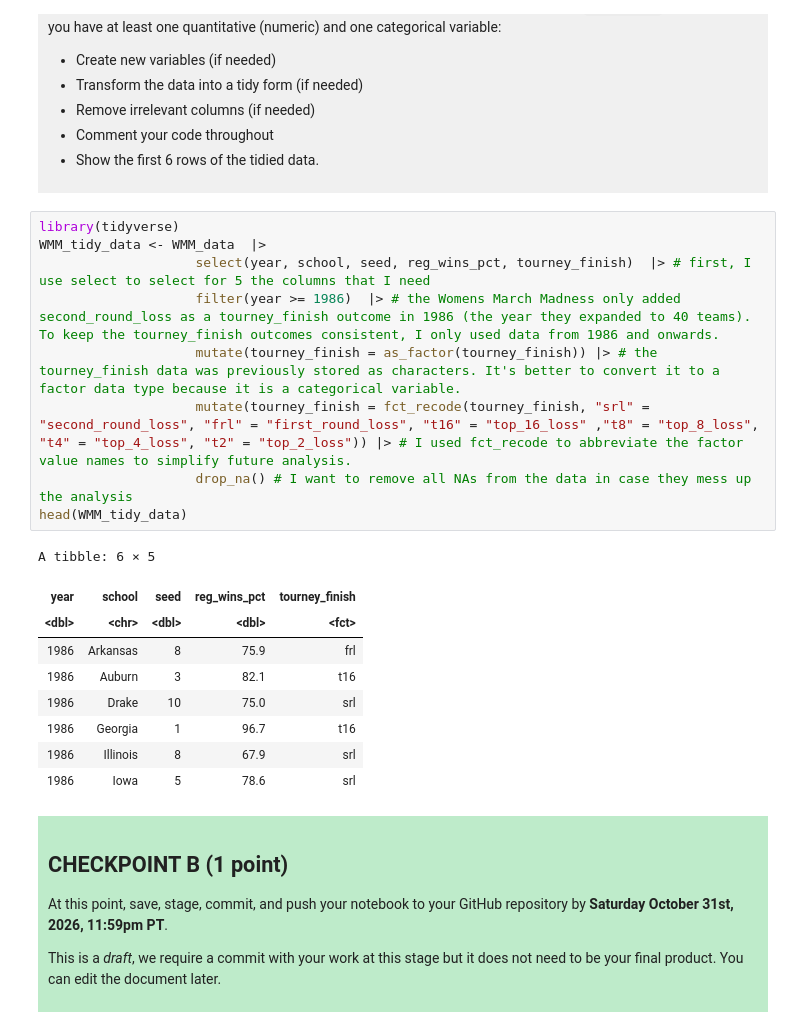
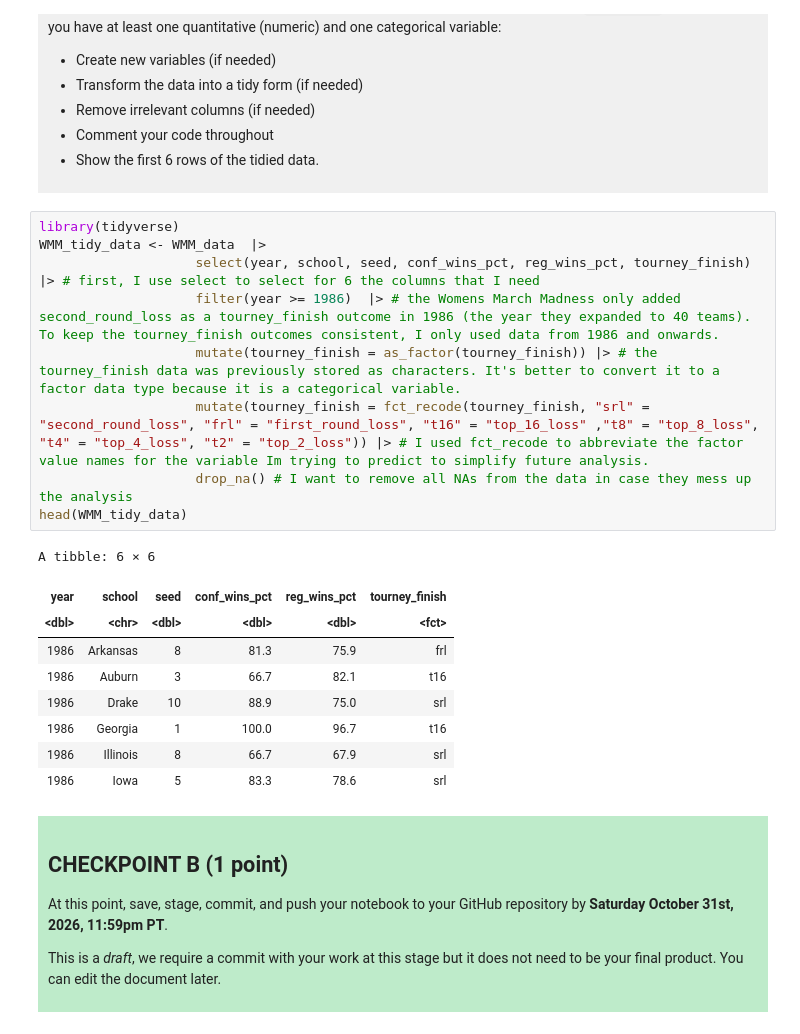
Before and after one commit to naraner/dsci-100-project-narane-ramprasad, a Jupyter notebook: dsci-100-project-notebook.ipynb, the cells around one changed output. Drawn from its saved outputs; the diff is of its cells as text.

```diff
--- a/dsci-100-project-notebook.ipynb
+++ b/dsci-100-project-notebook.ipynb
@@ -211,22 +221,22 @@ Produce a tidy data set that could be used to answer your research question usin
 # %%
 library(tidyverse)
 WMM_tidy_data <- WMM_data  |>
-                    select(year, school, seed, reg_wins_pct, tourney_finish)  |> # first, I use select to select for 5 the columns that I need
+                    select(year, school, seed, conf_wins_pct, reg_wins_pct, tourney_finish)  |> # first, I use select to select for 6 the columns that I need
                     filter(year >= 1986)  |> # the Womens March Madness only added second_round_loss as a tourney_finish outcome in 1986 (the year they expanded to 40 teams). To keep the tourney_finish outcomes consistent, I only used data from 1986 and onwards.
                     mutate(tourney_finish = as_factor(tourney_finish)) |> # the tourney_finish data was previously stored as characters. It's better to convert it to a factor data type because it is a categorical variable.
-                    mutate(tourney_finish = fct_recode(tourney_finish, "srl" = "second_round_loss", "frl" = "first_round_loss", "t16" = "top_16_loss" ,"t8" = "top_8_loss", "t4" = "top_4_loss", "t2" = "top_2_loss")) |> # I used fct_recode to abbreviate the factor value names to simplify future analysis.
+                    mutate(tourney_finish = fct_recode(tourney_finish, "srl" = "second_round_loss", "frl" = "first_round_loss", "t16" = "top_16_loss" ,"t8" = "top_8_loss", "t4" = "top_4_loss", "t2" = "top_2_loss")) |> # I used fct_recode to abbreviate the factor value names for the variable Im trying to predict to simplify future analysis.
                     drop_na() # I want to remove all NAs from the data in case they mess up the analysis
 head(WMM_tidy_data)
 # %% [output]
-A tibble: 6 × 5
+A tibble: 6 × 6
-| year | school | seed | reg_wins_pct | tourney_finish |
-| <dbl> | <chr> | <dbl> | <dbl> | <fct> |
-| 1986 | Arkansas | 8 | 75.9 | frl |
-| 1986 | Auburn | 3 | 82.1 | t16 |
-| 1986 | Drake | 10 | 75.0 | srl |
-| 1986 | Georgia | 1 | 96.7 | t16 |
-| 1986 | Illinois | 8 | 67.9 | srl |
-| 1986 | Iowa | 5 | 78.6 | srl |
+| year | school | seed | conf_wins_pct | reg_wins_pct | tourney_finish |
+| <dbl> | <chr> | <dbl> | <dbl> | <dbl> | <fct> |
+| 1986 | Arkansas | 8 | 81.3 | 75.9 | frl |
+| 1986 | Auburn | 3 | 66.7 | 82.1 | t16 |
+| 1986 | Drake | 10 | 88.9 | 75.0 | srl |
+| 1986 | Georgia | 1 | 100.0 | 96.7 | t16 |
+| 1986 | Illinois | 8 | 66.7 | 67.9 | srl |
+| 1986 | Iowa | 5 | 83.3 | 78.6 | srl |
 # %% [markdown]
 <div style="background-color: #beebca; padding: 10px;">
 
```
Also changed, not shown: parts of 17 cells of this notebook.
